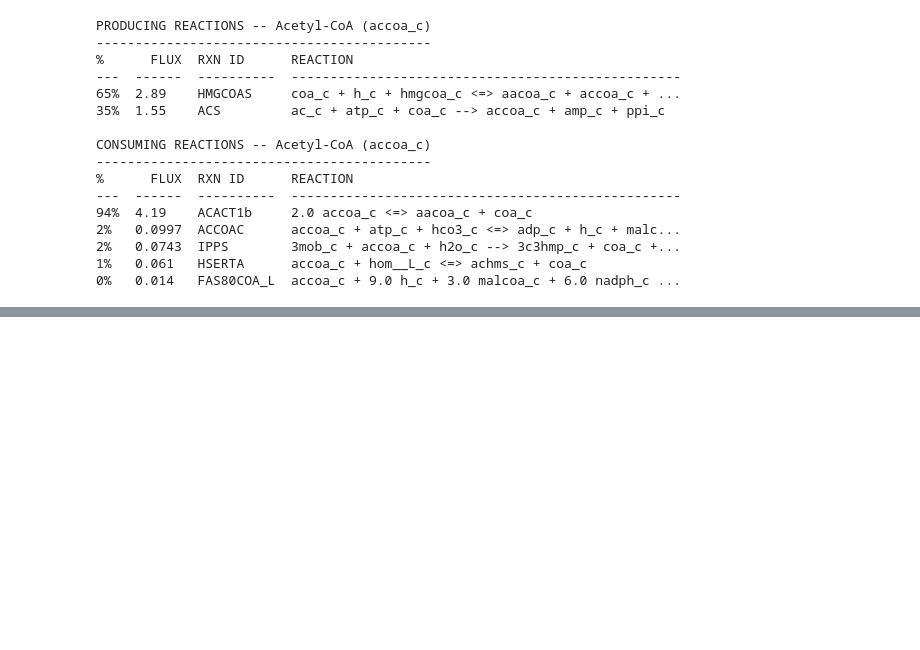
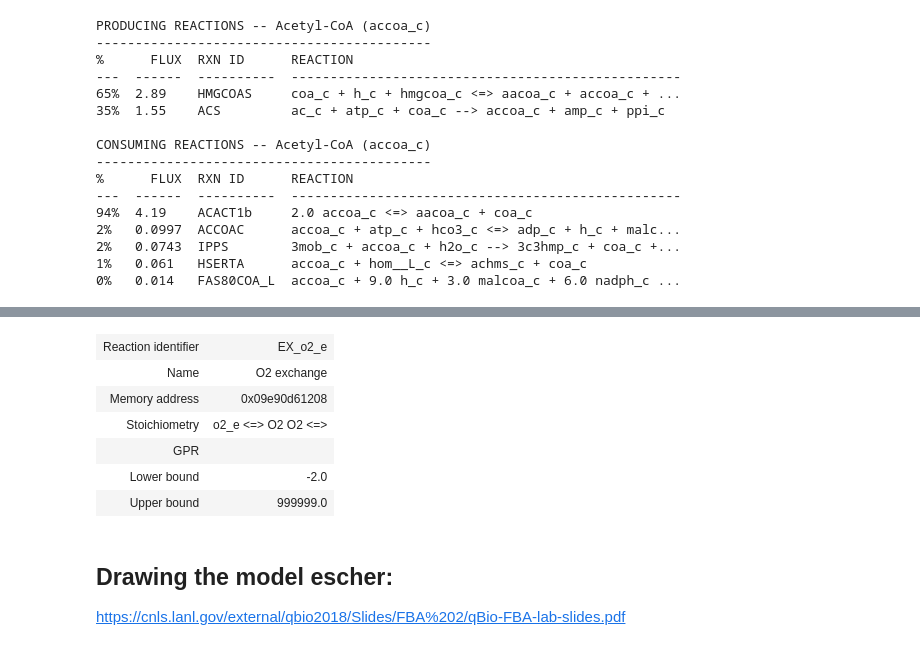
Before and after one commit to notblank/Sacaromises-B-and-C, a Jupyter notebook: Test All Models_biomass PLUS but.ipynb, the cells around one changed output, grey strips where cells are left out. Drawn from its saved outputs; the diff is of its cells as text; code cells hidden in the pictures; blank space fills up the shorter version.

```diff
--- a/Test All Models_biomass PLUS but.ipynb
+++ b/Test All Models_biomass PLUS but.ipynb
@@ -286,7 +286,7 @@ plt.show()
 # %% [markdown]
 ## Butyrate consumption for biomass in models 2 and 3
 # %%
-lam = 0.02
+lam = 0.06
 
 but2 = cerevisiaeMod2.reactions.DM_but_c.flux_expression
 but3 = cerevisiaeMod3.reactions.DM_but_c.flux_expression
@@ -414,0 +441,14 @@ CONSUMING REACTIONS -- Acetyl-CoA (accoa_c)
+# %%
+cerevisiaeMod2.reactions.EX_o2_e
+# %% [output]
+| Reaction identifier | EX_o2_e |
+| Name | O2 exchange |
+| Memory address | 0x09e90d61208 |
+| Stoichiometry | o2_e <=> O2 O2 <=> |
+| GPR |  |
+| Lower bound | -2.0 |
+| Upper bound | 999999.0 |
+# %% [markdown]
+## Drawing the model escher:
+
+https://cnls.lanl.gov/external/qbio2018/Slides/FBA%202/qBio-FBA-lab-slides.pdf
```
Also changed, not shown: parts of 10 cells of this notebook, 1 other file.
